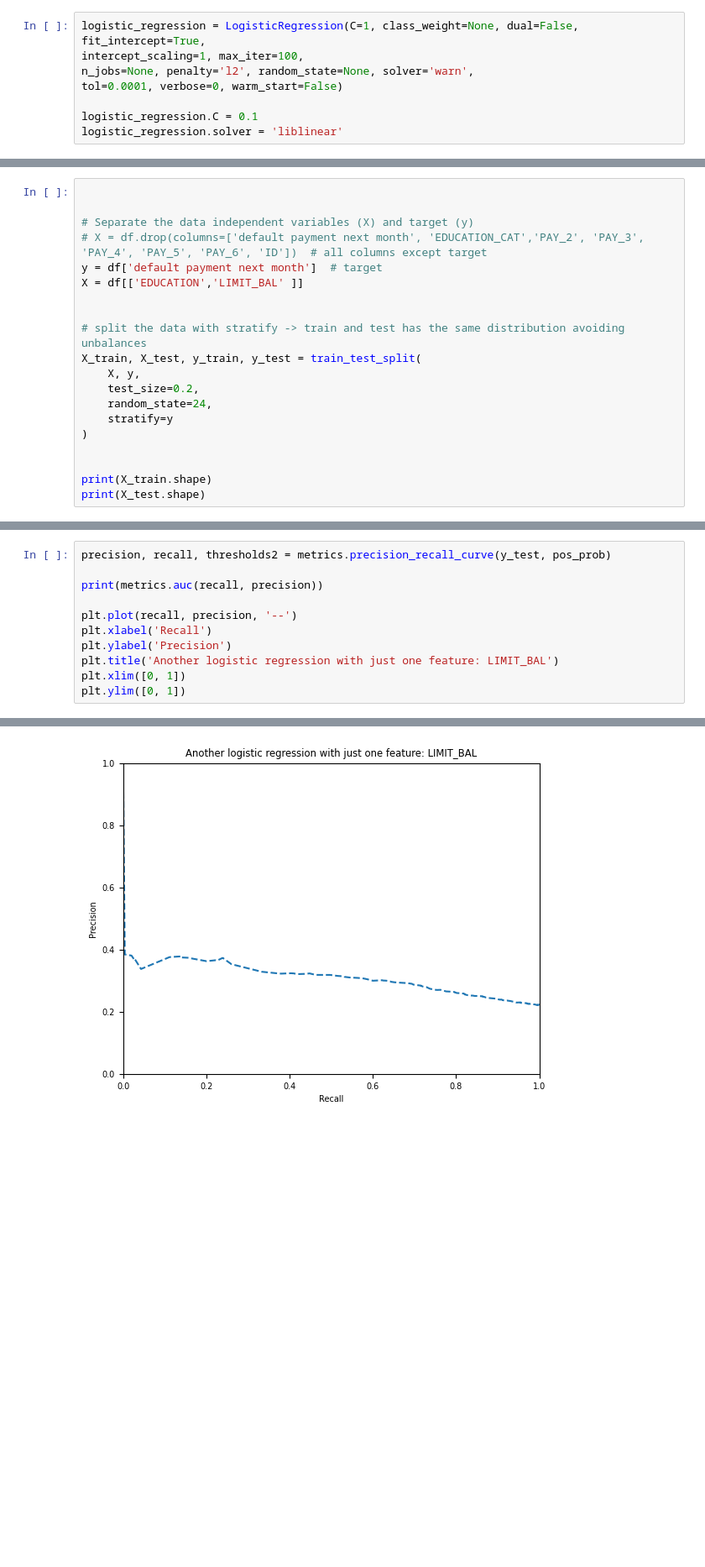
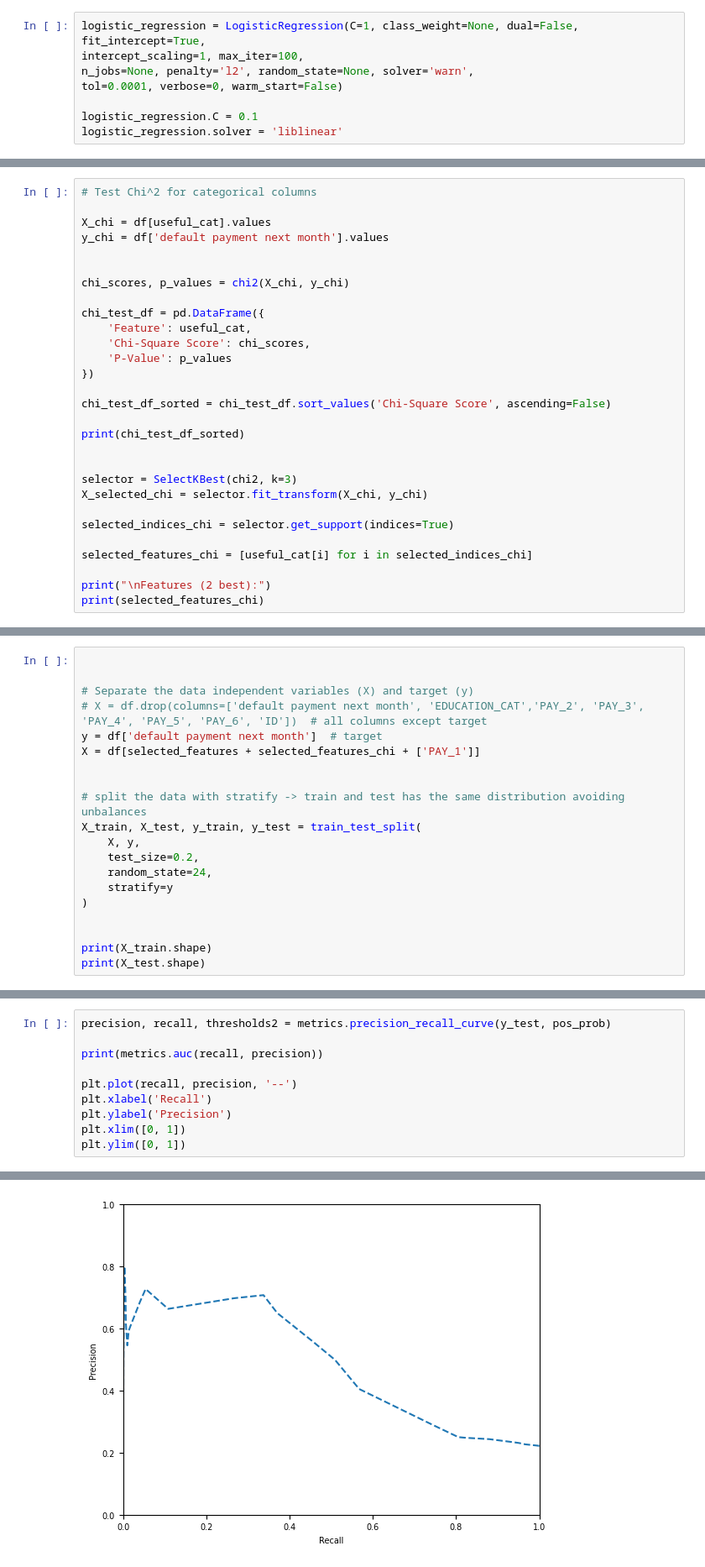
Before and after one commit to DuarteDvv/data_science_py, a Jupyter notebook: data.ipynb, the cells around one changed output, grey strips where cells are left out. Shown at 84% size. Cells and saved outputs as stored; diff of their text form; blank space fills up the shorter version.

```diff
--- a/data.ipynb
+++ b/data.ipynb
@@ -79,0 +152,29 @@ center=0)
+# %%
+# Test Chi^2 for categorical columns
+
+X_chi = df[useful_cat].values
+y_chi = df['default payment next month'].values
+
+
+chi_scores, p_values = chi2(X_chi, y_chi)
+
+chi_test_df = pd.DataFrame({
+    'Feature': useful_cat,
+    'Chi-Square Score': chi_scores,
+    'P-Value': p_values
+})
+
+chi_test_df_sorted = chi_test_df.sort_values('Chi-Square Score', ascending=False)
+
+print(chi_test_df_sorted)
+
+
+selector = SelectKBest(chi2, k=3)
+X_selected_chi = selector.fit_transform(X_chi, y_chi)
+
+selected_indices_chi = selector.get_support(indices=True)
+
+selected_features_chi = [useful_cat[i] for i in selected_indices_chi]
+
+print("\nFeatures (2 best):")
+print(selected_features_chi)
@@ -83,7 +194,7 @@ center=0)
 # Separate the data independent variables (X) and target (y)
 # X = df.drop(columns=['default payment next month', 'EDUCATION_CAT','PAY_2', 'PAY_3', 'PAY_4', 'PAY_5', 'PAY_6', 'ID'])  # all columns except target
 y = df['default payment next month']  # target
-X = df[['EDUCATION','LIMIT_BAL' ]]
+X = df[selected_features + selected_features_chi + ['PAY_1']]
 
 
 # split the data with stratify -> train and test has the same distribution avoiding unbalances
@@ -155,7 +266,6 @@ print(metrics.auc(recall, precision))
 plt.plot(recall, precision, '--')
 plt.xlabel('Recall')
 plt.ylabel('Precision')
-plt.title('Another logistic regression with just one feature: LIMIT_BAL')
 plt.xlim([0, 1])
 plt.ylim([0, 1])
 # %% [output]
@@ -163,2 +273,2 @@ plt.ylim([0, 1])
 (0.0, 1.0)
-[figure, old version]
+[figure, new version]
```
Also changed, not shown: parts of 10 cells of this notebook.
